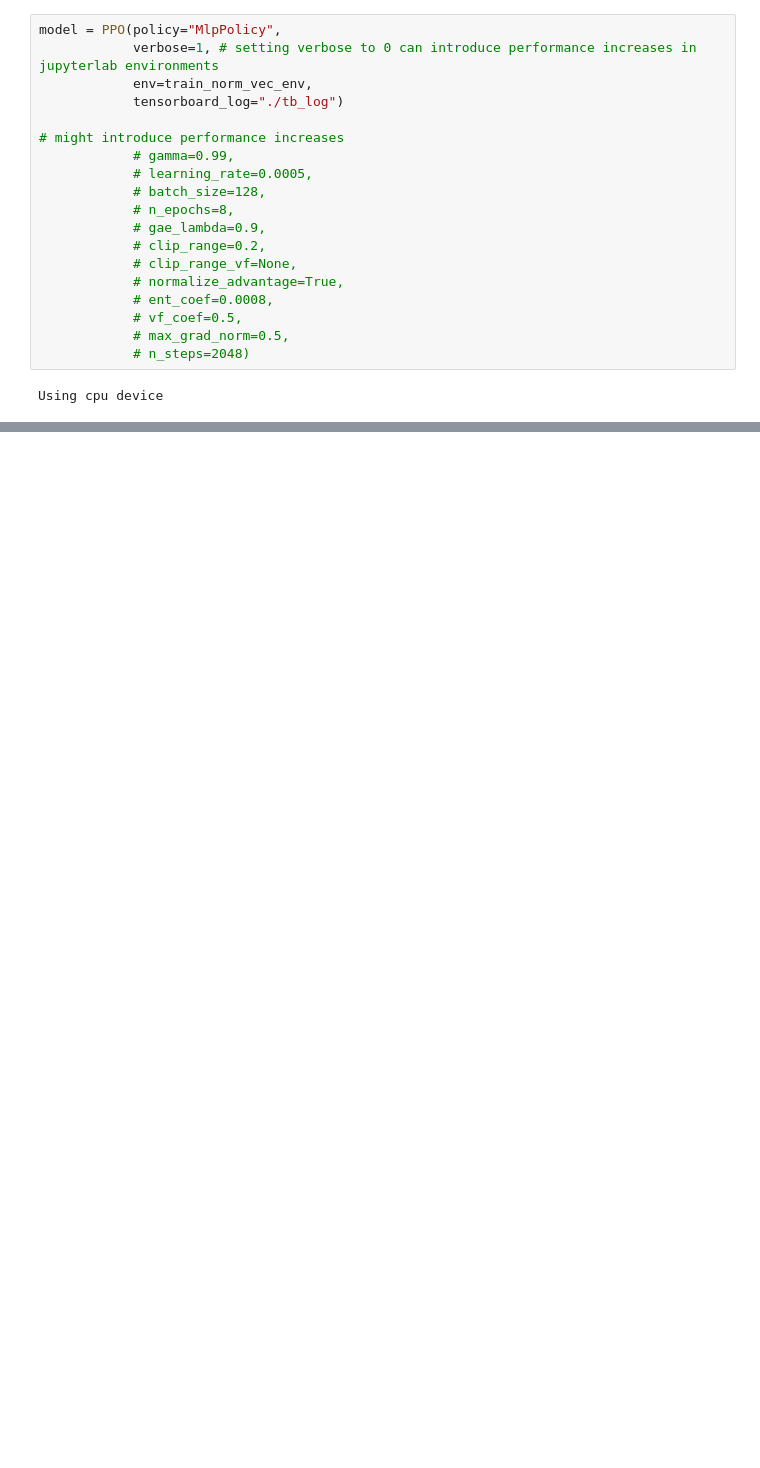
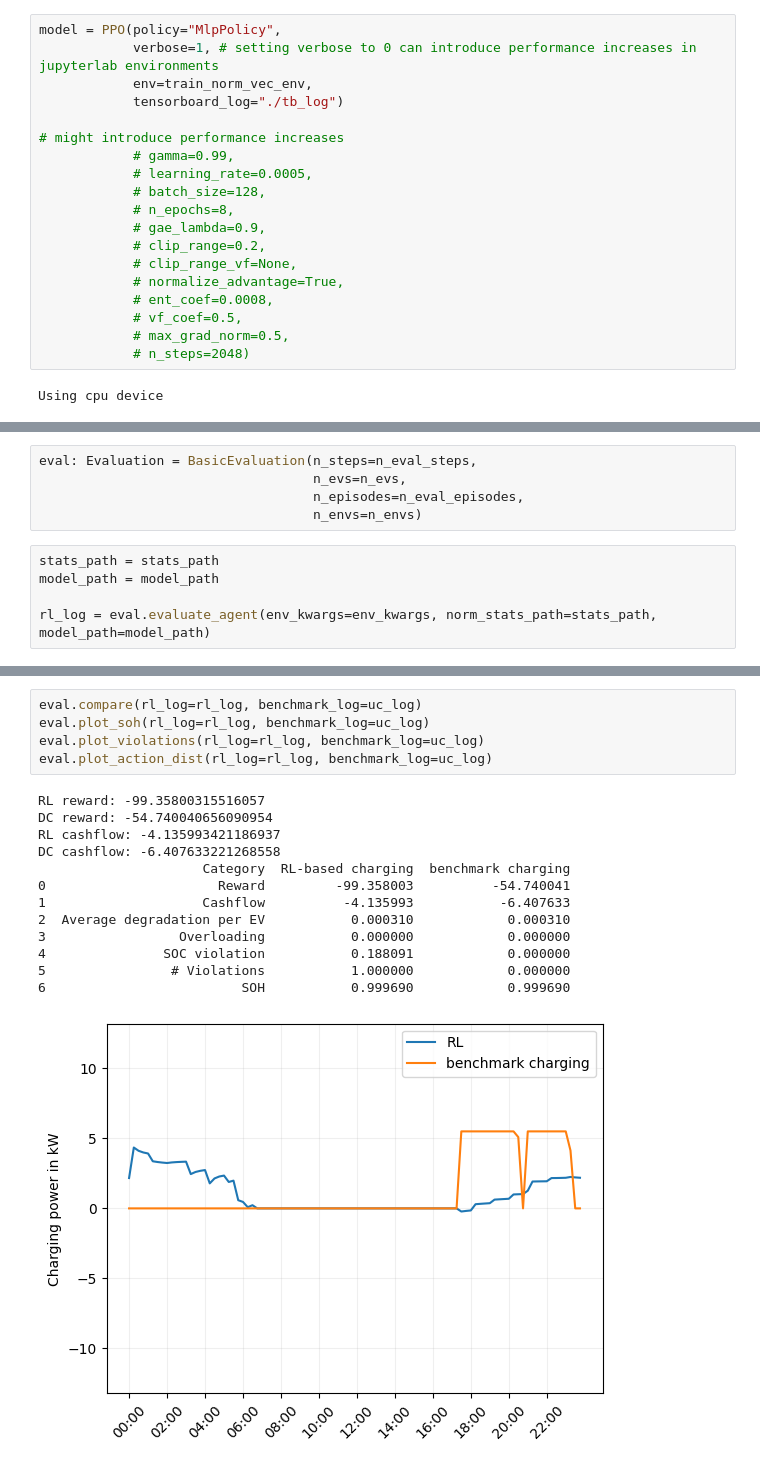
Before and after one commit to EnzoCording/FleetRL, a Jupyter notebook: complete_pipeline.ipynb, the cells around one changed output, grey strips where cells are left out. Cells and saved outputs as stored; diff of their text form; blank space fills up the shorter version.

```diff
--- a/complete_pipeline.ipynb
+++ b/complete_pipeline.ipynb
@@ -268,0 +326,10 @@ for i in range(0, int(total_steps / saving_interval)):
+# %%
+eval: Evaluation = BasicEvaluation(n_steps=n_eval_steps,
+                                   n_evs=n_evs,
+                                   n_episodes=n_eval_episodes,
+                                   n_envs=n_envs)
+# %%
+stats_path = stats_path
+model_path = model_path
+
+rl_log = eval.evaluate_agent(env_kwargs=env_kwargs, norm_stats_path=stats_path, model_path=model_path)
@@ -268,0 +350,19 @@ for i in range(0, int(total_steps / saving_interval)):
+# %%
+eval.compare(rl_log=rl_log, benchmark_log=uc_log)
+eval.plot_soh(rl_log=rl_log, benchmark_log=uc_log)
+eval.plot_violations(rl_log=rl_log, benchmark_log=uc_log)
+eval.plot_action_dist(rl_log=rl_log, benchmark_log=uc_log)
+# %% [output]
+RL reward: -99.35800315516057
+DC reward: -54.740040656090954
+RL cashflow: -4.135993421186937
+DC cashflow: -6.407633221268558
+                     Category  RL-based charging  benchmark charging
+0                      Reward         -99.358003          -54.740041
+1                    Cashflow          -4.135993           -6.407633
+2  Average degradation per EV           0.000310            0.000310
+3                 Overloading           0.000000            0.000000
+4               SOC violation           0.188091            0.000000
+5                # Violations           1.000000            0.000000
+6                         SOH           0.999690            0.999690
+[figure, added]
```
Also changed, not shown: parts of 23 cells of this notebook, 20 other files.
